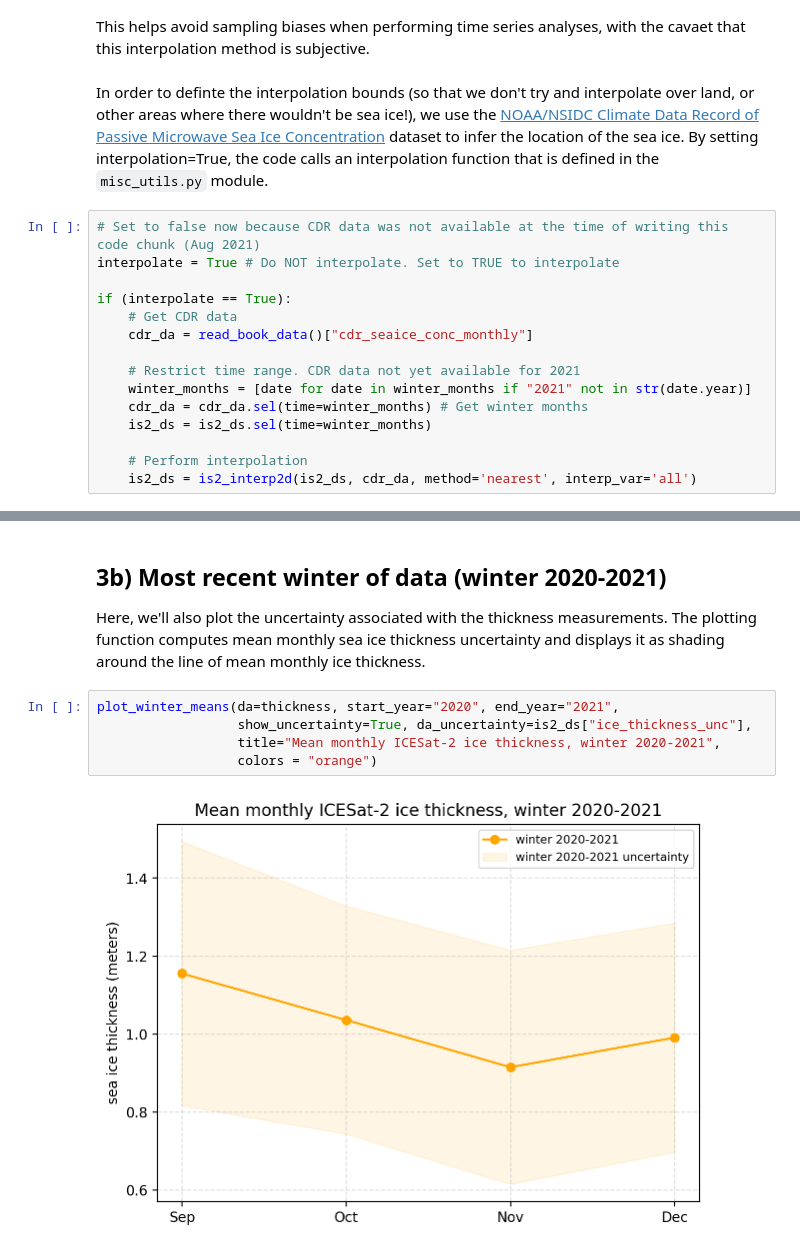
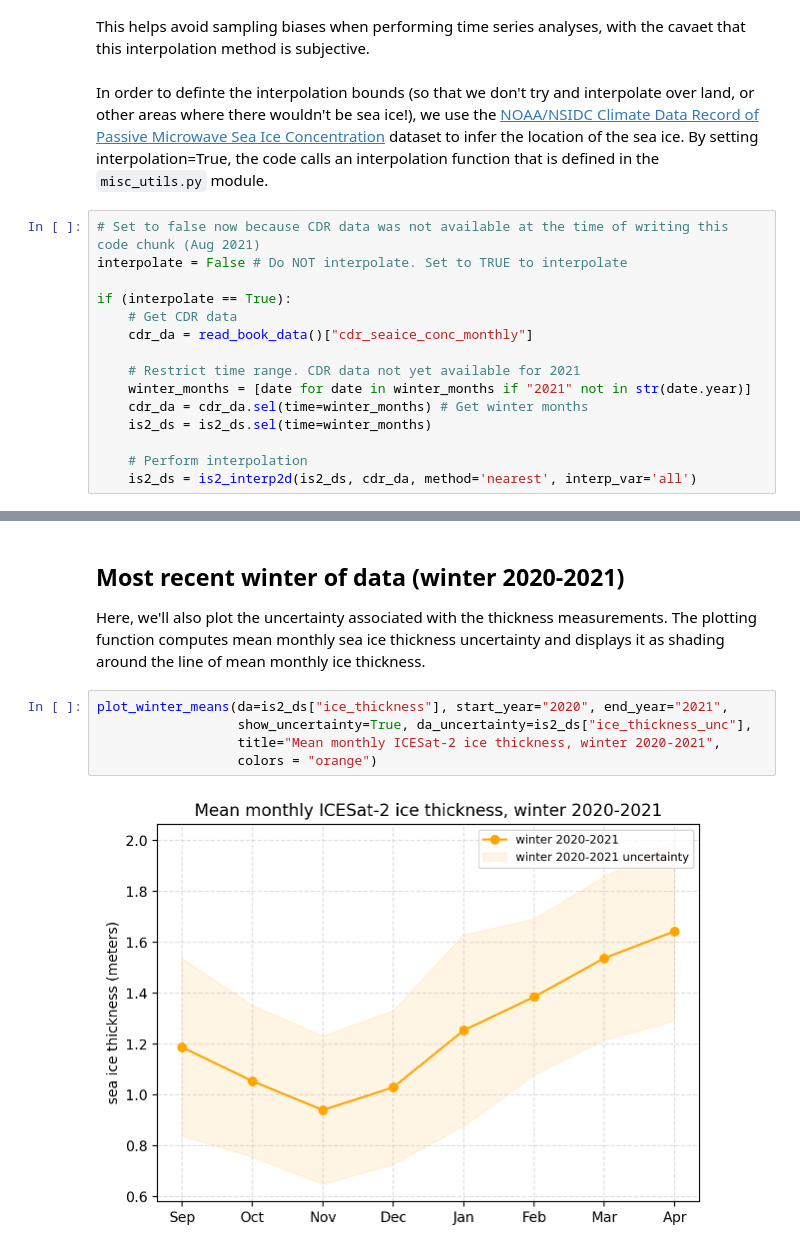
Before and after one commit to nicolejkeeney/icesat2-book, a Jupyter notebook: is2_intro.ipynb, the cells around one changed output, grey strips where cells are left out. Cells and saved outputs as stored; diff of their text form.

```diff
--- a/is2_intro.ipynb
+++ b/is2_intro.ipynb
@@ -78,7 +79,7 @@ The dataset included uninterpolated data, or we can interpolate the data using a
 In order to definte the interpolation bounds (so that we don't try and interpolate over land, or other areas where there wouldn't be sea ice!), we use the [NOAA/NSIDC Climate Data Record of Passive Microwave Sea Ice Concentration](https://nsidc.org/data/g02202) dataset to infer the location of the sea ice. By setting interpolation=True, the code calls an interpolation function that is defined in the `misc_utils.py` module.
 # %%
 # Set to false now because CDR data was not available at the time of writing this code chunk (Aug 2021)
-interpolate = True # Do NOT interpolate. Set to TRUE to interpolate
+interpolate = False # Do NOT interpolate. Set to TRUE to interpolate
 
 if (interpolate == True):
     # Get CDR data
@@ -185,10 +123,10 @@ plot_winter_means(da=thickness, start_year=start_year, end_year=end_year,
 # %% [markdown]
-## 3b) Most recent winter of data (winter 2020-2021)
+## Most recent winter of data (winter 2020-2021)
 Here, we'll also plot the uncertainty associated with the thickness measurements. The plotting function computes mean monthly sea ice thickness uncertainty and displays it as shading around the line of mean monthly ice thickness.
 # %%
-plot_winter_means(da=thickness, start_year="2020", end_year="2021",
+plot_winter_means(da=is2_ds["ice_thickness"], start_year="2020", end_year="2021",
                   show_uncertainty=True, da_uncertainty=is2_ds["ice_thickness_unc"],
                   title="Mean monthly ICESat-2 ice thickness, winter 2020-2021",
                   colors = "orange")
 # %% [output]
-[figure, old version]
+[figure, new version]
```
Also changed, not shown: parts of 16 cells of this notebook, 3 other files.
